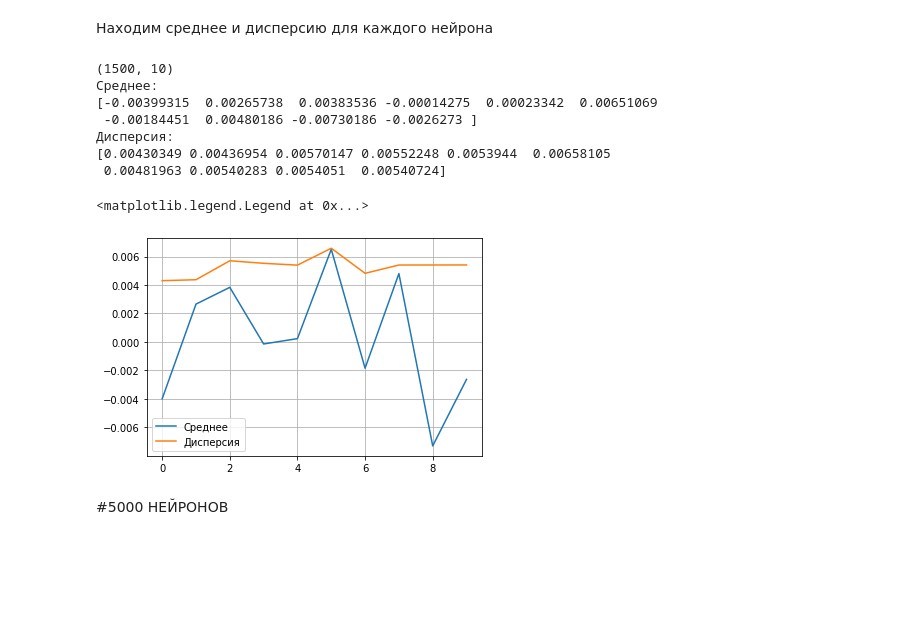
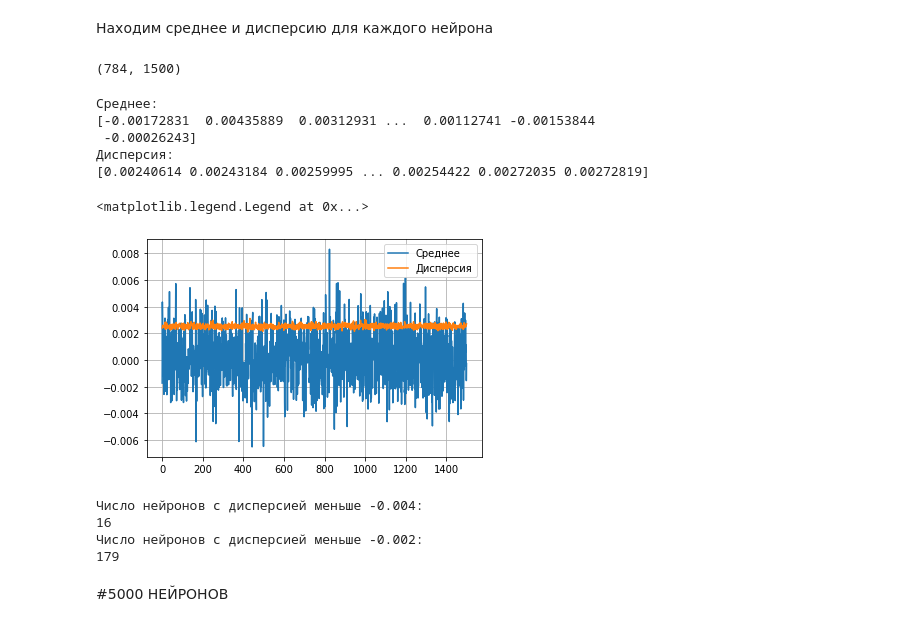
Before and after one commit to helenross636/magic_season, a Jupyter notebook: Everage+dispers.ipynb, the cells around one changed output. Saved outputs shown, nothing was run; the diff lists cells and outputs as text; code cells hidden in the pictures; blank space fills up the shorter version.

```diff
--- a/Everage+dispers.ipynb
+++ b/Everage+dispers.ipynb
@@ -173,20 +179,18 @@ out layer: max = 85.4695,
 # %%
-weight_origin2=model.layers[1].get_weights()[0]#.flatten()
-print(weight_origin2.shape)
-#(1500,10) - 10 нейронов по 1500 связей
-aver = np.empty(10) #средние значения
-disp = np.empty(10) #дисперсии
-x = range(10)
 
-for i in range(10):
+aver = np.empty(15) #средние значения
+disp = np.empty(15) #дисперсии
+x = range(15)
+
+for i in range(15):
   av = 0
-  for j in range(15):
+  for j in range(784):
     av = av + weight_origin2[j][i]
-  aver[i] = av/15
+  aver[i] = av/784
 
-for i in range(10):
+for i in range(15):
   temp = 0
-  for j in range(15):
+  for j in range(784):
     temp = temp + (weight_origin2[j][i] - aver[i])*(weight_origin2[j][i] - aver[i])
   disp[i] = temp/15
 
@@ -352,46 +372,61 @@ out layer: max = 0.2715,
 [figure]
 # %% [markdown]
 Находим среднее и дисперсию для каждого нейрона
+# %%
+weight_origin2=model2.layers[0].get_weights()[0]#.flatten()
+print(weight_origin2.shape)
+#(784, 1500) - 1500 нейронов по 784 связей
+# %% [output]
+(784, 1500)
 # %%
-weight_origin2=model2.layers[1].get_weights()[0]#.flatten()
-print(weight_origin2.shape)
-#(1500,10) - 10 нейронов по 1500 связей
-aver = np.empty(10) #средние значения
-disp = np.empty(10) #дисперсии
-x = range(10)
+aver = np.empty(1500) #средние значения
+disp = np.empty(1500) #дисперсии
+x = range(1500)
 
-for i in range(10):
+for i in range(1500):
   av = 0
-  for j in range(1500):
+  for j in range(784):
     av = av + weight_origin2[j][i]
-  aver[i] = av/1500
+  aver[i] = av/784
 
-for i in range(10):
+for i in range(1500):
   temp = 0
-  for j in range(1500):
+  for j in range(784):
     temp = temp + (weight_origin2[j][i] - aver[i])*(weight_origin2[j][i] - aver[i])
-  disp[i] = temp/1500
+  disp[i] = temp/784
 
 print("Среднее:")
 print(aver)
 print("Дисперсия:")
 print(disp)
 
 plt.plot(x,aver, label = u'Среднее')
 plt.plot(x,disp, label = u'Дисперсия')
 
 plt.grid(True)
 plt.legend()
 # %% [output]
-(1500, 10)
 Среднее:
-[-0.00399315  0.00265738  0.00383536 -0.00014275  0.00023342  0.00651069
- -0.00184451  0.00480186 -0.00730186 -0.0026273 ]
+[-0.00172831  0.00435889  0.00312931 ...  0.00112741 -0.00153844
+ -0.00026243]
 Дисперсия:
-[0.00430349 0.00436954 0.00570147 0.00552248 0.0053944  0.00658105
- 0.00481963 0.00540283 0.0054051  0.00540724]
+[0.00240614 0.00243184 0.00259995 ... 0.00254422 0.00272035 0.00272819]
 <matplotlib.legend.Legend at 0x...>
-[figure, old version]
+[figure, new version]
+# %%
+T0 = -0.004
+T1 = -0.002
+small_aver0 = sum(aver <= T0)
+small_aver1 = sum(aver <= T1)
+print("Число нейронов с дисперсией меньше -0.004: ")
+print(small_aver0)
+print("Число нейронов с дисперсией меньше -0.002: ")
+print(small_aver1)
+# %% [output]
+Число нейронов с дисперсией меньше -0.004:
+16
+Число нейронов с дисперсией меньше -0.002:
+179
 # %% [markdown]
 #5000 НЕЙРОНОВ
 # %%
```
Also changed, not shown: parts of 9 cells of this notebook.
